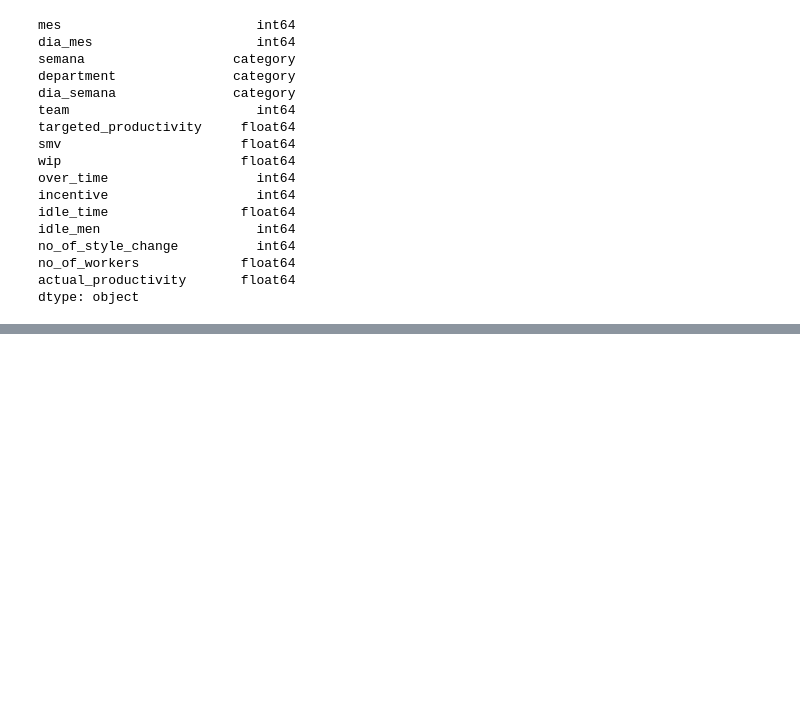
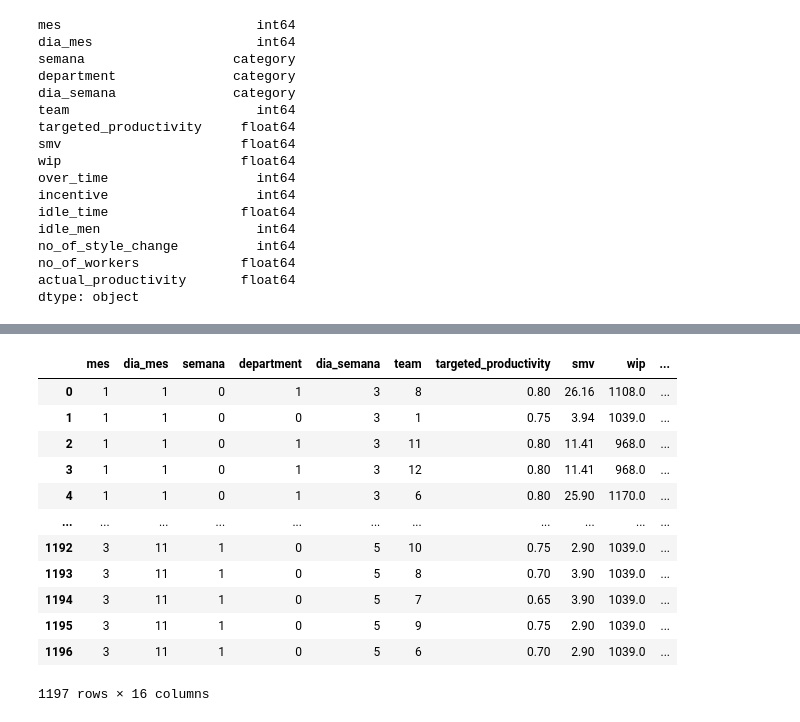
Before and after one commit to darwinpadilla/Grupo_Productivity_Prediction, a Jupyter notebook: Grupo_Productivity_Prediction.ipynb, the cells around one changed output, grey strips where cells are left out. Saved outputs shown, nothing was run; the diff lists cells and outputs as text; code cells hidden in the pictures; blank space fills up the shorter version.

Commit message:
1.7.-Tratamiento estadísticos de los datos incompletos y ejecución de conversión de categóricos a numéricos

```diff
--- a/Grupo_Productivity_Prediction.ipynb
+++ b/Grupo_Productivity_Prediction.ipynb
@@ -1695,0 +1715,7 @@ dtype: object
+# %%
+# RD GIT. 1.7 tratamiento estadistico de datos incompletos
+#Podemos reemplazar los nulos con la mediana en todo el dataset y sólo se reemplazarán las columnas (variables) numéricas. Sin embargo, por formalidad procederemos
+#a reemplazar los nulos con la mediana sólo de aquellas columnas (variables) numéricas
+median_of_numeric_columns = dataset[numeric_columns].median()
+
+dataset[numeric_columns] = dataset[numeric_columns].fillna(median_of_numeric_columns)
@@ -1695,0 +1741,20 @@ dtype: object
+# %%
+# RD GIT. 1.6 Conversion de variables categóricas (se completa esta parte luego de tratar los nulos)
+#Transformamos a números los valores (categorías) de las columnas (variables) categóricas sin considerar los nulos
+dataset.replace(dictionary_of_columns_with_categorical_to_index, inplace=True)
+
+dataset
+# %% [output]
+|  | mes | dia_mes | semana | department | dia_semana | team | targeted_productivity | smv | wip | ... |
+| 0 | 1 | 1 | 0 | 1 | 3 | 8 | 0.80 | 26.16 | 1108.0 | ... |
+| 1 | 1 | 1 | 0 | 0 | 3 | 1 | 0.75 | 3.94 | 1039.0 | ... |
+| 2 | 1 | 1 | 0 | 1 | 3 | 11 | 0.80 | 11.41 | 968.0 | ... |
+| 3 | 1 | 1 | 0 | 1 | 3 | 12 | 0.80 | 11.41 | 968.0 | ... |
+| 4 | 1 | 1 | 0 | 1 | 3 | 6 | 0.80 | 25.90 | 1170.0 | ... |
+| ... | ... | ... | ... | ... | ... | ... | ... | ... | ... | ... |
+| 1192 | 3 | 11 | 1 | 0 | 5 | 10 | 0.75 | 2.90 | 1039.0 | ... |
+| 1193 | 3 | 11 | 1 | 0 | 5 | 8 | 0.70 | 3.90 | 1039.0 | ... |
+| 1194 | 3 | 11 | 1 | 0 | 5 | 7 | 0.65 | 3.90 | 1039.0 | ... |
+| 1195 | 3 | 11 | 1 | 0 | 5 | 9 | 0.75 | 2.90 | 1039.0 | ... |
+| 1196 | 3 | 11 | 1 | 0 | 5 | 6 | 0.70 | 2.90 | 1039.0 | ... |
+1197 rows × 16 columns
```
Also changed, not shown: parts of 2 cells of this notebook.
